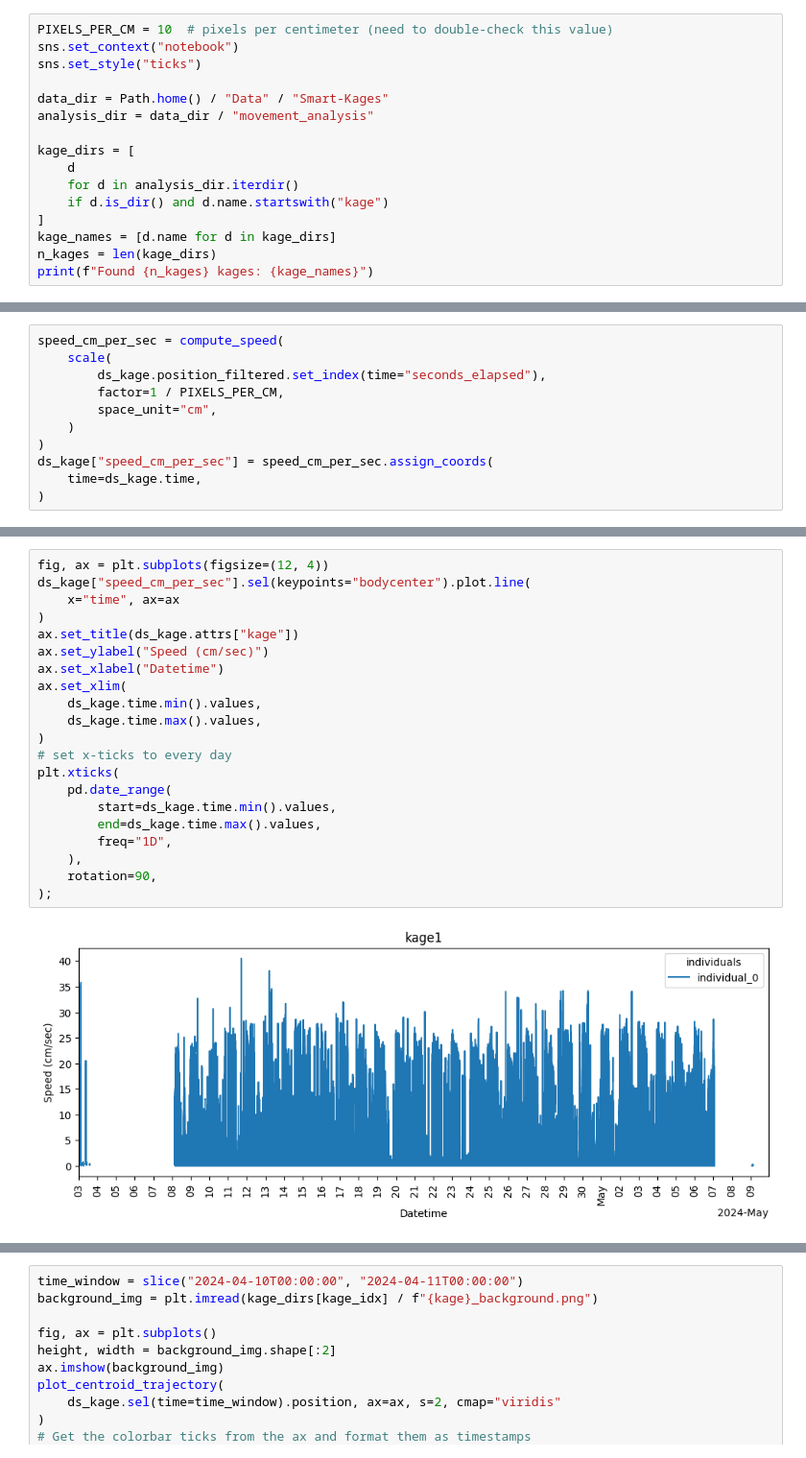
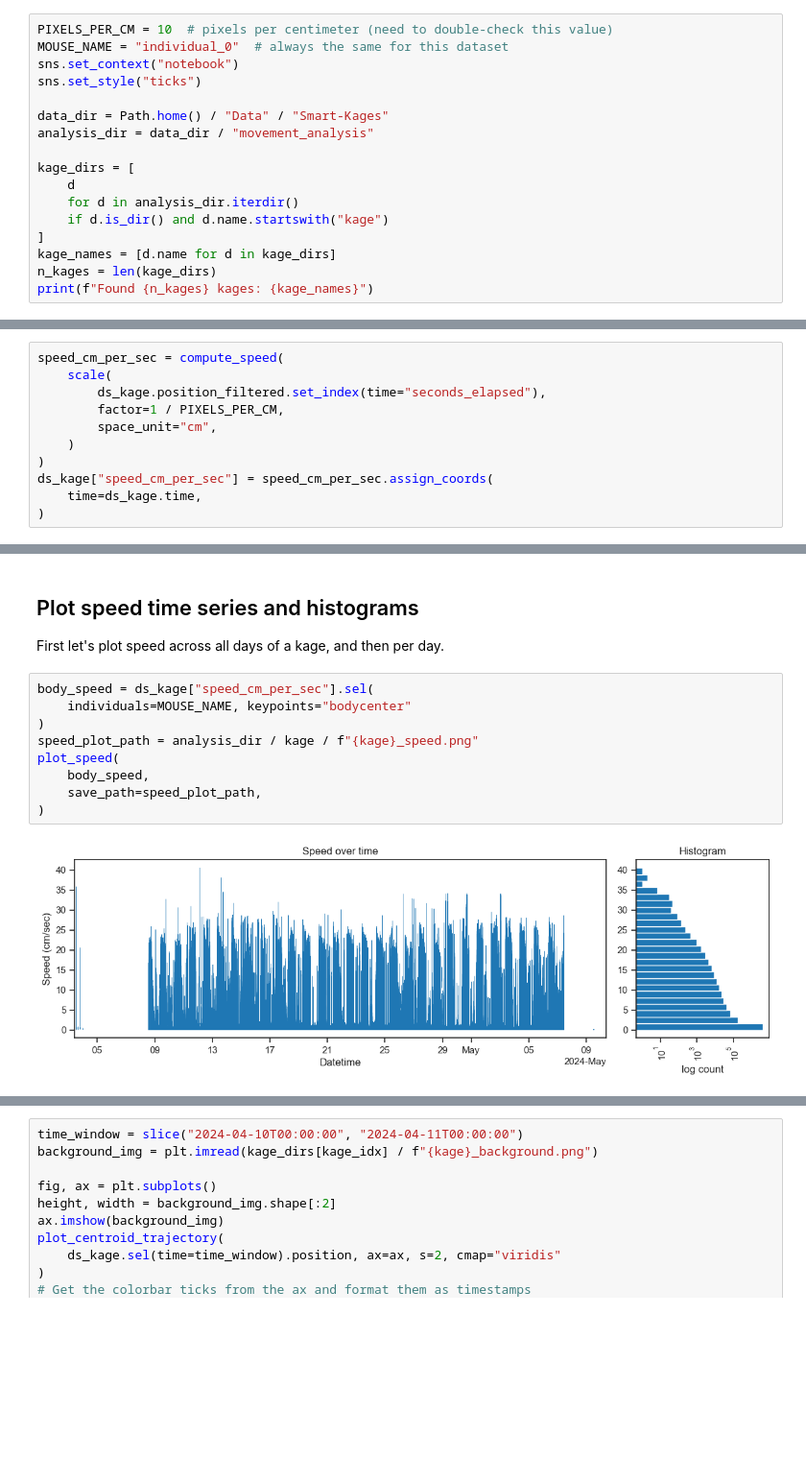
Before and after one commit to neuroinformatics-unit/smart-kages-movement, a Jupyter notebook: notebooks/03_diagnostic_plots.ipynb, the cells around one changed output, grey strips where cells are left out. Shown at 96% size. Saved outputs shown, nothing was run; the diff lists cells and outputs as text; blank space fills up the shorter version.

Commit message:
wrote function for generating speed plots

```diff
--- a/notebooks/03_diagnostic_plots.ipynb
+++ b/notebooks/03_diagnostic_plots.ipynb
@@ -28,6 +31,7 @@ from smart_kages_movement.plots import plot_confidence_hist_by_keypoint
 Define some global variables and paths.
 # %%
 PIXELS_PER_CM = 10  # pixels per centimeter (need to double-check this value)
+MOUSE_NAME = "individual_0"  # always the same for this dataset
 sns.set_context("notebook")
 sns.set_style("ticks")
 
@@ -151,23 +145,15 @@ Data variables:
+# %% [markdown]
+## Plot speed time series and histograms
+
+First let's plot speed across all days of a kage, and then per day.
 # %%
-fig, ax = plt.subplots(figsize=(12, 4))
-ds_kage["speed_cm_per_sec"].sel(keypoints="bodycenter").plot.line(
-    x="time", ax=ax
+body_speed = ds_kage["speed_cm_per_sec"].sel(
+    individuals=MOUSE_NAME, keypoints="bodycenter"
 )
-ax.set_title(ds_kage.attrs["kage"])
-ax.set_ylabel("Speed (cm/sec)")
-ax.set_xlabel("Datetime")
-ax.set_xlim(
-    ds_kage.time.min().values,
-    ds_kage.time.max().values,
+speed_plot_path = analysis_dir / kage / f"{kage}_speed.png"
+plot_speed(
+    body_speed,
+    save_path=speed_plot_path,
 )
-# set x-ticks to every day
-plt.xticks(
-    pd.date_range(
-        start=ds_kage.time.min().values,
-        end=ds_kage.time.max().values,
-        freq="1D",
-    ),
-    rotation=90,
-);
 # %% [output]
-[figure, old version]
+[figure, new version]
```
Also changed, not shown: parts of 7 cells of this notebook, 1 other file.
